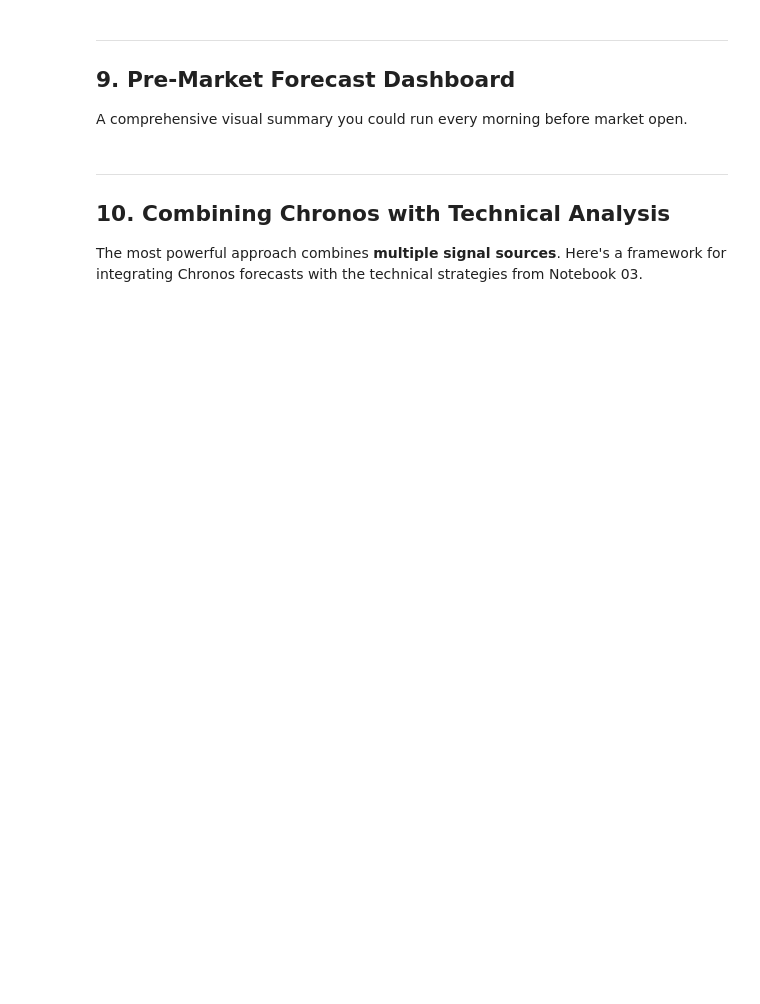
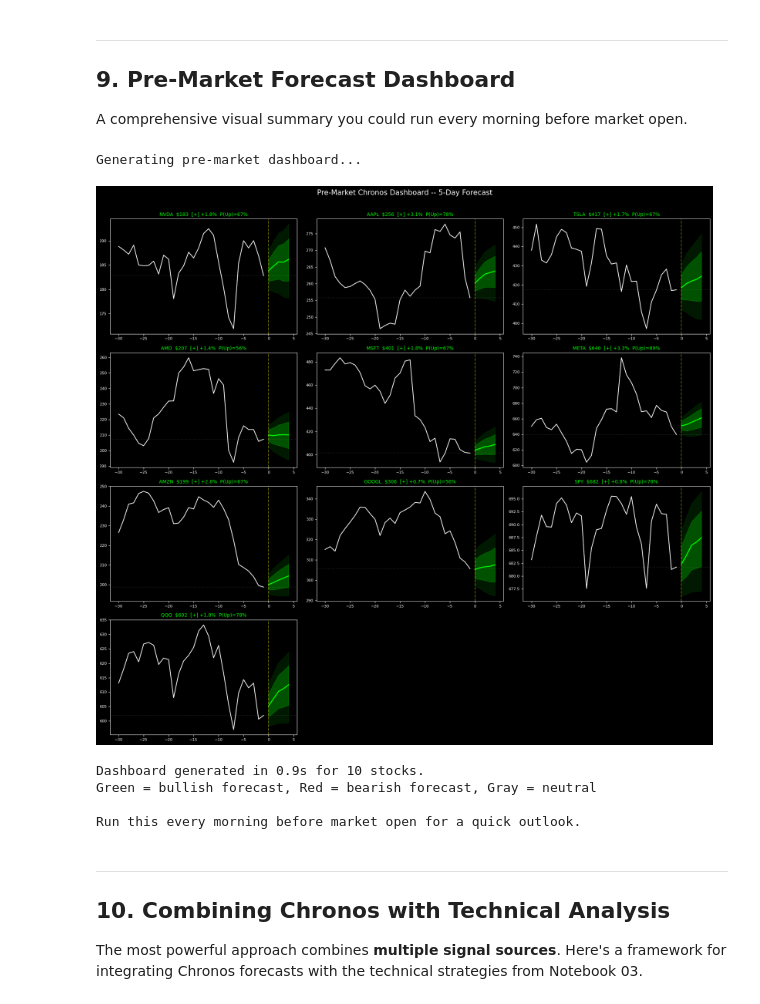
Before and after one commit to rkaunismaa/DayTrader, a Jupyter notebook: 04_Chronos_Forecasting.ipynb, the cells around one changed output. Saved outputs shown, nothing was run; the diff lists cells and outputs as text; code cells hidden in the pictures; blank space fills up the shorter version.

Commit message:
Run 04_Chronos_Forecasting.ipynb

```diff
--- a/04_Chronos_Forecasting.ipynb
+++ b/04_Chronos_Forecasting.ipynb
@@ -420,7 +512,6 @@ This is your **daily pre-market scan** tool.
 # %%
 # Forecast all watchlist stocks
 FORECAST_DAYS = 5  # 1-week outlook
-NUM_SAMPLES = 500
 
 scanner_results = []
 scanner_forecasts = {}
@@ -430,15 +521,10 @@ total_start = time.time()
 
 for ticker in WATCHLIST:
     df = stock_data[ticker]
-    context = torch.tensor(df['Close'].values, dtype=torch.float32)
-    last_price = df['Close'].iloc[-1]
+    prices = df['Close'].values
+    last_price = prices[-1]
 
-    forecast = model.predict(
-        context=context,
-        prediction_length=FORECAST_DAYS,
-        num_samples=NUM_SAMPLES,
-    )
-    fc = forecast.numpy()
+    fc = chronos_predict(model, prices, prediction_length=FORECAST_DAYS, num_samples=500)
 
     median_end = np.median(fc, axis=0)[-1]
     p10_end = np.percentile(fc, 10, axis=0)[-1]
@@ -449,7 +535,7 @@ for ticker in WATCHLIST:
     upside_potential = (p90_end / last_price - 1) * 100
     risk_reward = abs(upside_potential / downside_risk) if downside_risk != 0 else 0
 
-    # Probability of positive return
+    # Probability of positive return (using quantile trajectories)
     prob_up = (fc[:, -1] > last_price).mean() * 100
 
     scanner_results.append({
@@ -550,9 +657,7 @@ feature_forecasts = {}
 print(f"Forecasting {len(features)} features for {ticker}...\n")
 
 for name, series in features.items():
-    context = torch.tensor(series, dtype=torch.float32)
-    forecast = model.predict(context=context, prediction_length=HORIZON, num_samples=300)
-    fc = forecast.numpy()
+    fc = chronos_predict(model, series, prediction_length=HORIZON, num_samples=300)
 
     feature_forecasts[name] = {
         'history': series,
@@ -618,7 +736,7 @@ def evaluate_forecast_accuracy(prices, model, horizons=[1, 5, 10],
         model: Chronos model
         horizons: list of forecast horizons to evaluate
         num_eval_points: how many forecasts to make
-        num_samples: samples per forecast
+        num_samples: samples per forecast (used by T5 models only)
     """
     max_horizon = max(horizons)
     results = {h: [] for h in horizons}
@@ -633,10 +751,8 @@ def evaluate_forecast_accuracy(prices, model, horizons=[1, 5, 10],
 
     for i, idx in enumerate(eval_indices):
         # Context is all data up to this point
-        context = torch.tensor(prices[:idx], dtype=torch.float32)
-        forecast = model.predict(context=context, prediction_length=max_horizon,
-                                  num_samples=num_samples)
-        fc = forecast.numpy()
+        fc = chronos_predict(model, prices[:idx], prediction_length=max_horizon,
+                             num_samples=num_samples)
 
         last_known = prices[idx - 1]
 
@@ -772,13 +909,8 @@ class ChronosSignalGenerator:
 
         Returns dict with signal, confidence, and risk parameters.
         """
-        context = torch.tensor(prices, dtype=torch.float32)
-        forecast = self.model.predict(
-            context=context,
-            prediction_length=horizon,
-            num_samples=self.num_samples,
-        )
-        fc = forecast.numpy()
+        fc = chronos_predict(self.model, prices, prediction_length=horizon,
+                             num_samples=self.num_samples)
         last_price = prices[-1]
 
         # End-of-horizon statistics
@@ -913,11 +1078,8 @@ def generate_dashboard(stock_data, model, tickers, horizon=5, num_samples=500):
 
         prices = stock_data[ticker]['Close'].values
         last_price = prices[-1]
-        context = torch.tensor(prices, dtype=torch.float32)
 
-        forecast = model.predict(context=context, prediction_length=horizon,
-                                  num_samples=num_samples)
-        fc = forecast.numpy()
+        fc = chronos_predict(model, prices, prediction_length=horizon, num_samples=num_samples)
 
         median = np.median(fc, axis=0)
         p10 = np.percentile(fc, 10, axis=0)
@@ -940,33 +1102,40 @@ def generate_dashboard(stock_data, model, tickers, horizon=5, num_samples=500):
         ax.fill_between(fc_x, p10, p90, alpha=0.1, color=fc_color)
         ax.axvline(x=0, color='yellow', linestyle='--', alpha=0.4)
         ax.axhline(y=last_price, color='white', linestyle=':', alpha=0.15)
 
         # Title with signal info
         arrow = '+' if exp_ret > 0.3 else '-' if exp_ret < -0.3 else '~'
         ax.set_title(f'{ticker}  ${last_price:.0f}  [{arrow}] {exp_ret:+.1f}%  P(Up)={prob_up:.0f}%',
                      fontsize=10, color=fc_color if fc_color != 'gray' else 'white')
         ax.tick_params(labelsize=8)
 
     # Hide unused subplots
     for idx in range(n, rows * cols):
         row_idx = idx // cols
         col_idx = idx % cols
         axes[row_idx, col_idx].set_visible(False)
 
     fig.suptitle(f'Pre-Market Chronos Dashboard -- {horizon}-Day Forecast',
                  fontsize=15, y=1.01)
     plt.tight_layout()
     plt.show()
 
 
 # Generate the dashboard
 print("Generating pre-market dashboard...\n")
 start = time.time()
 generate_dashboard(stock_data, model, WATCHLIST, horizon=5, num_samples=300)
 elapsed = time.time() - start
 print(f"\nDashboard generated in {elapsed:.1f}s for {len(WATCHLIST)} stocks.")
 print("Green = bullish forecast, Red = bearish forecast, Gray = neutral")
 print("\nRun this every morning before market open for a quick outlook.")
+# %% [output]
+Generating pre-market dashboard...
+[figure, added]
+Dashboard generated in 0.9s for 10 stocks.
+Green = bullish forecast, Red = bearish forecast, Gray = neutral
+
+Run this every morning before market open for a quick outlook.
 # %% [markdown]
 ---
 ## 10. Combining Chronos with Technical Analysis
```
Also changed, not shown: parts of 22 cells of this notebook, 2 other files.
